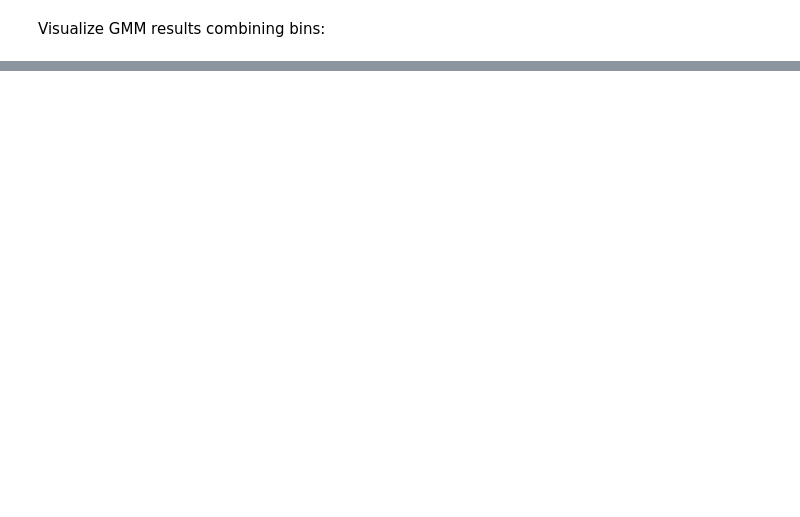
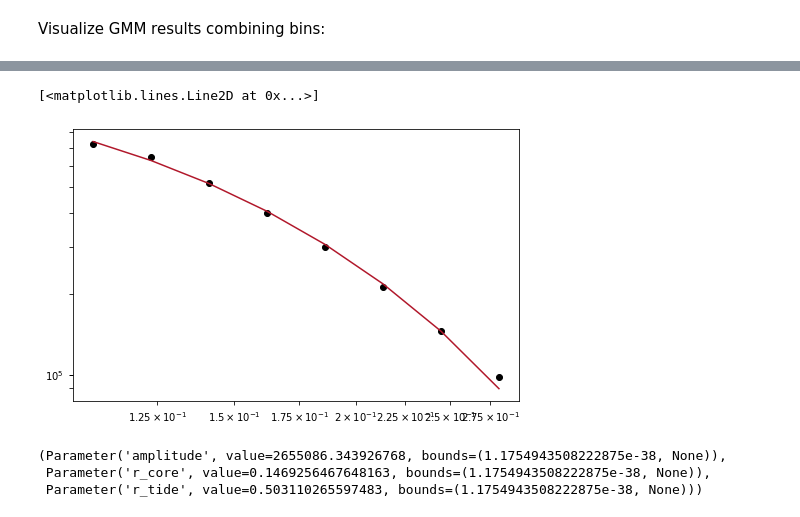
Before and after one commit to nstarman/jas1101_project, a Jupyter notebook: notebooks/ReadGC+Binning+GMM.ipynb, the cells around one changed output, grey strips where cells are left out. Saved outputs shown, nothing was run; the diff lists cells and outputs as text; code cells hidden in the pictures; blank space fills up the shorter version.

```diff
--- a/notebooks/ReadGC+Binning+GMM.ipynb
+++ b/notebooks/ReadGC+Binning+GMM.ipynb
@@ -177,0 +206,20 @@ plt.show()
+# %%
+x = (bins[:-1]+bins[1:])/2
+y = suface_density
+KP_int = KingProjectedAnalytic1D(amplitude = 1, r_core = 1., r_tide = 1)
+
+fit_KP = fitting.LevMarLSQFitter()
+KP = fit_KP(KP_int, x, y, maxiter=1000)
+
+plt.figure(figsize=(8,5))
+plt.loglog(x, y, 'ko')
+plt.plot(x, KP(x), label='Gaussian')
+# %% [output]
+[<matplotlib.lines.Line2D at 0x...>]
+[figure, added]
+# %%
+KP.amplitude, KP.r_core, KP.r_tide
+# %% [output]
+(Parameter('amplitude', value=2655086.343926768, bounds=(1.1754943508222875e-38, None)),
+ Parameter('r_core', value=0.1469256467648163, bounds=(1.1754943508222875e-38, None)),
+ Parameter('r_tide', value=0.503110265597483, bounds=(1.1754943508222875e-38, None)))
```
Also changed, not shown: parts of 20 cells of this notebook, 1 other file.
